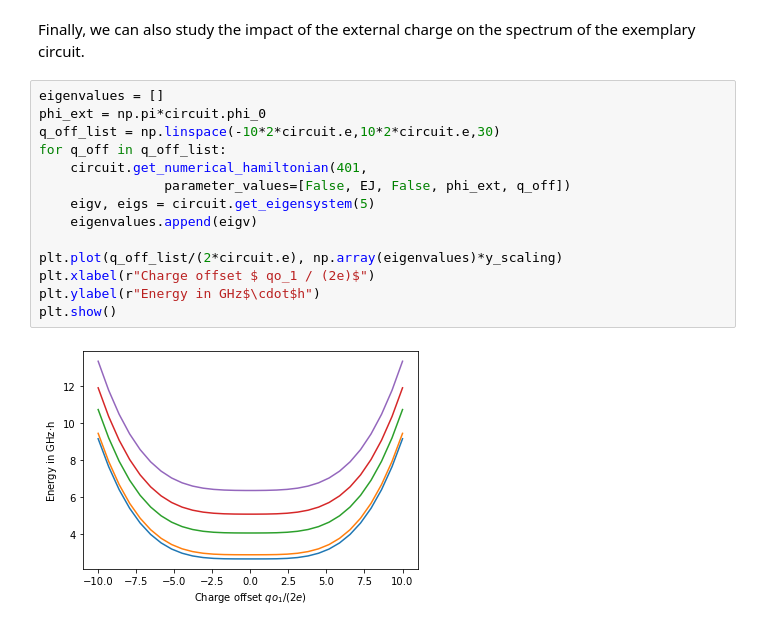
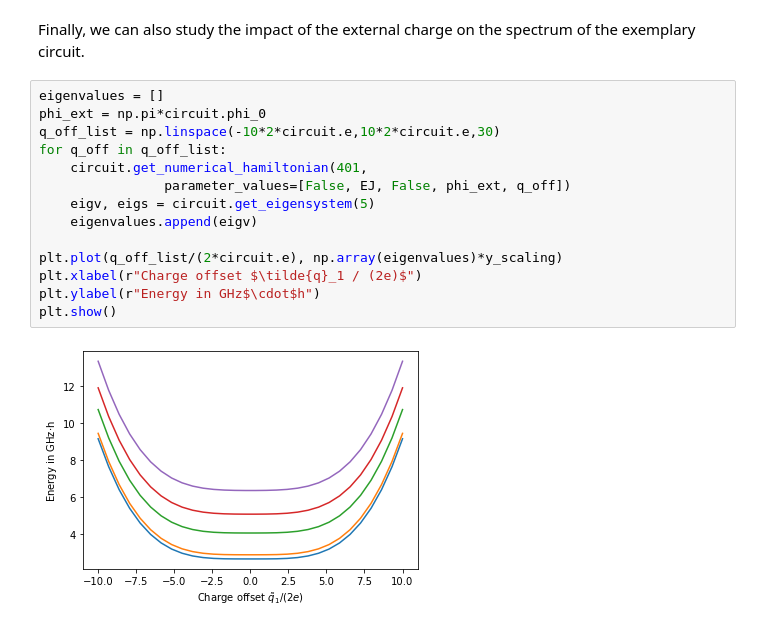
Before and after one commit to PhilippAumann/circuitq, a Jupyter notebook: docs/tutorial.ipynb, the cells around one changed output. Cells and saved outputs as stored; diff of their text form.

Commit message:
Changed symbol of offset charge

```diff
--- a/docs/tutorial.ipynb
+++ b/docs/tutorial.ipynb
@@ -218,16 +218,16 @@ Finally, we can also study the impact of the external charge on the spectrum of
 # %%
 eigenvalues = []
 phi_ext = np.pi*circuit.phi_0
 q_off_list = np.linspace(-10*2*circuit.e,10*2*circuit.e,30)
 for q_off in q_off_list:
     circuit.get_numerical_hamiltonian(401,
                 parameter_values=[False, EJ, False, phi_ext, q_off])
     eigv, eigs = circuit.get_eigensystem(5)
     eigenvalues.append(eigv)
 
 plt.plot(q_off_list/(2*circuit.e), np.array(eigenvalues)*y_scaling)
-plt.xlabel(r"Charge offset $ qo_1 / (2e)$")
+plt.xlabel(r"Charge offset $\tilde{q}_1 / (2e)$")
 plt.ylabel(r"Energy in GHz$\cdot$h")
 plt.show()
 # %% [output]
-[figure, old version]
+[figure, new version]
```
Also changed, not shown: parts of 3 cells of this notebook, 13 other files.
